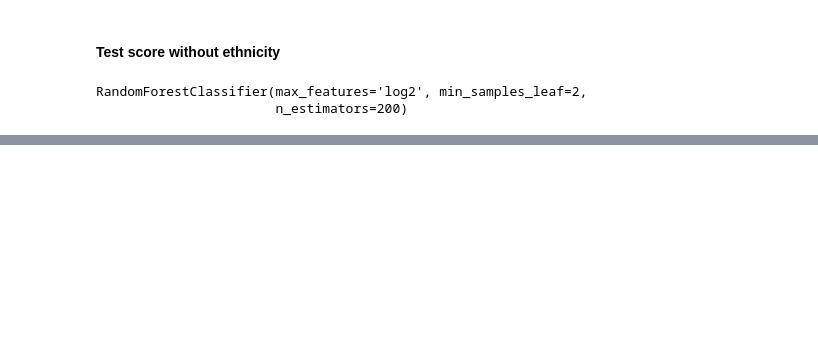
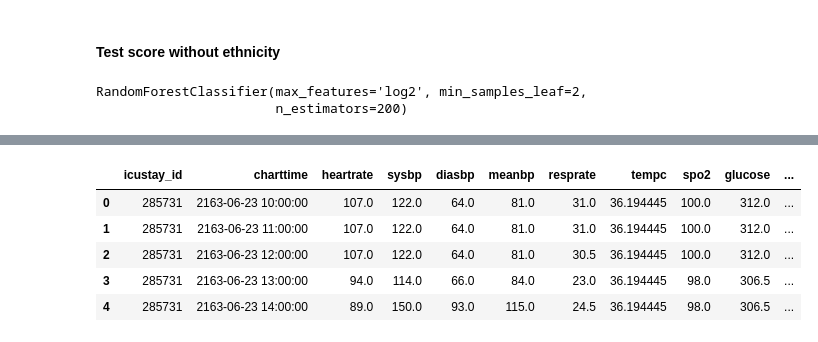
Before and after one commit to navikannur/CKD_Multimodal_Thesis, a Jupyter notebook: Thesis_Main.ipynb, the cells around one changed output, grey strips where cells are left out. Drawn from its saved outputs; the diff is of its cells as text; code cells hidden in the pictures; blank space fills up the shorter version.

```diff
--- a/Thesis_Main.ipynb
+++ b/Thesis_Main.ipynb
@@ -921,0 +955,9 @@ print(cm)
+# %%
+vitals_windowed.head()
+# %% [output]
+|  | icustay_id | charttime | heartrate | sysbp | diasbp | meanbp | resprate | tempc | spo2 | glucose | ... |
+| 0 | 285731 | 2163-06-23 10:00:00 | 107.0 | 122.0 | 64.0 | 81.0 | 31.0 | 36.194445 | 100.0 | 312.0 | ... |
+| 1 | 285731 | 2163-06-23 11:00:00 | 107.0 | 122.0 | 64.0 | 81.0 | 31.0 | 36.194445 | 100.0 | 312.0 | ... |
+| 2 | 285731 | 2163-06-23 12:00:00 | 107.0 | 122.0 | 64.0 | 81.0 | 30.5 | 36.194445 | 100.0 | 312.0 | ... |
+| 3 | 285731 | 2163-06-23 13:00:00 | 94.0 | 114.0 | 66.0 | 84.0 | 23.0 | 36.194445 | 98.0 | 306.5 | ... |
+| 4 | 285731 | 2163-06-23 14:00:00 | 89.0 | 150.0 | 93.0 | 115.0 | 24.5 | 36.194445 | 98.0 | 306.5 | ... |
```
Also changed, not shown: parts of 20 cells of this notebook.
